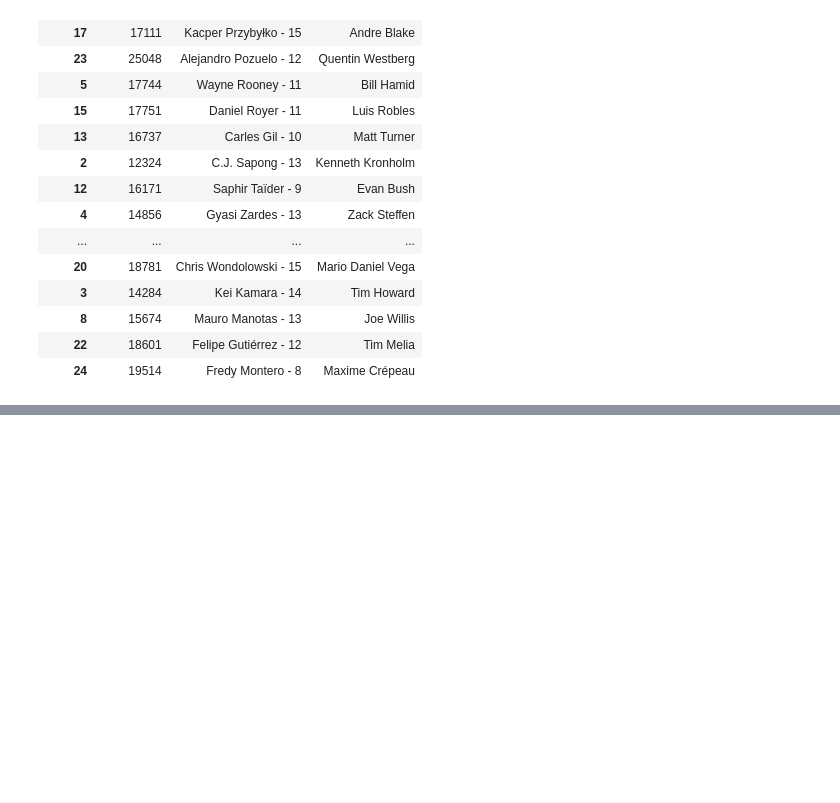
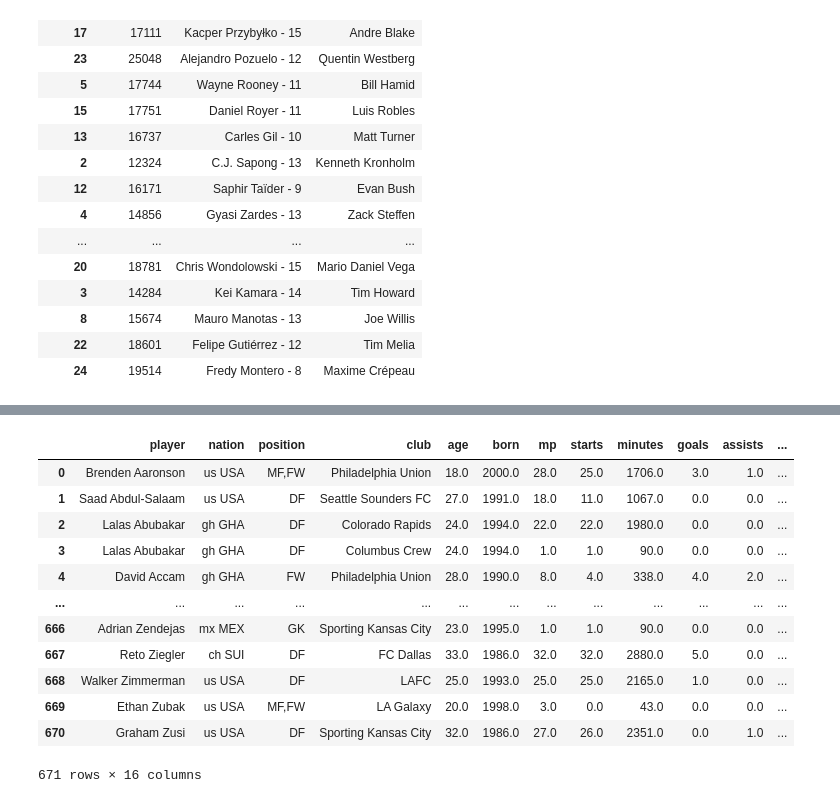
Before and after one commit to dgustave/ETL-Challenge, a Jupyter notebook: notebooks/mls_data.ipynb, the cells around one changed output, grey strips where cells are left out. Cells and saved outputs as stored; diff of their text form; code cells hidden in the pictures; blank space fills up the shorter version.

```diff
--- a/notebooks/mls_data.ipynb
+++ b/notebooks/mls_data.ipynb
@@ -297,0 +405,23 @@ mvp_df #.reset_index()
+# %%
+team_id = {
+    'Atlanta United': 1,'Chicago Fire': 2,'Colorado Rapids': 3,'Columbus Crew': 4,'DC United': 5,'FC Cincinnati': 6,
+    'FC Dallas': 7,'Houston Dynamo': 8,'LA Galaxy': 9,'LAFC': 10,'Minnesota United': 11,'Montreal Impact': 12,
+    'New England Revolution': 13,'New York City FC': 14,'New York Red Bulls': 15,'Orlando City SC': 16,'Philadelphia Union': 17,'Portland Timbers': 18,
+    'Real Salt Lake': 19,'San Jose Earthquakes': 20,'Seattle Sounders FC': 21,'Sporting Kansas City': 22,'Toronto FC': 23,'Vancouver Whitecaps': 24, 'Squad':25}
+
+new_df['club_id'] = new_df['club'].map(team_id)
+new_df
+# %% [output]
+|  | player | nation | position | club | age | born | mp | starts | minutes | goals | assists | ... |
+| 0 | Brenden Aaronson | us USA | MF,FW | Philadelphia Union | 18.0 | 2000.0 | 28.0 | 25.0 | 1706.0 | 3.0 | 1.0 | ... |
+| 1 | Saad Abdul-Salaam | us USA | DF | Seattle Sounders FC | 27.0 | 1991.0 | 18.0 | 11.0 | 1067.0 | 0.0 | 0.0 | ... |
+| 2 | Lalas Abubakar | gh GHA | DF | Colorado Rapids | 24.0 | 1994.0 | 22.0 | 22.0 | 1980.0 | 0.0 | 0.0 | ... |
+| 3 | Lalas Abubakar | gh GHA | DF | Columbus Crew | 24.0 | 1994.0 | 1.0 | 1.0 | 90.0 | 0.0 | 0.0 | ... |
+| 4 | David Accam | gh GHA | FW | Philadelphia Union | 28.0 | 1990.0 | 8.0 | 4.0 | 338.0 | 4.0 | 2.0 | ... |
+| ... | ... | ... | ... | ... | ... | ... | ... | ... | ... | ... | ... | ... |
+| 666 | Adrian Zendejas | mx MEX | GK | Sporting Kansas City | 23.0 | 1995.0 | 1.0 | 1.0 | 90.0 | 0.0 | 0.0 | ... |
+| 667 | Reto Ziegler | ch SUI | DF | FC Dallas | 33.0 | 1986.0 | 32.0 | 32.0 | 2880.0 | 5.0 | 0.0 | ... |
+| 668 | Walker Zimmerman | us USA | DF | LAFC | 25.0 | 1993.0 | 25.0 | 25.0 | 2165.0 | 1.0 | 0.0 | ... |
+| 669 | Ethan Zubak | us USA | MF,FW | LA Galaxy | 20.0 | 1998.0 | 3.0 | 0.0 | 43.0 | 0.0 | 0.0 | ... |
+| 670 | Graham Zusi | us USA | DF | Sporting Kansas City | 32.0 | 1986.0 | 27.0 | 26.0 | 2351.0 | 0.0 | 1.0 | ... |
+671 rows × 16 columns
```
Also changed, not shown: parts of 21 cells of this notebook, 3 other files.
